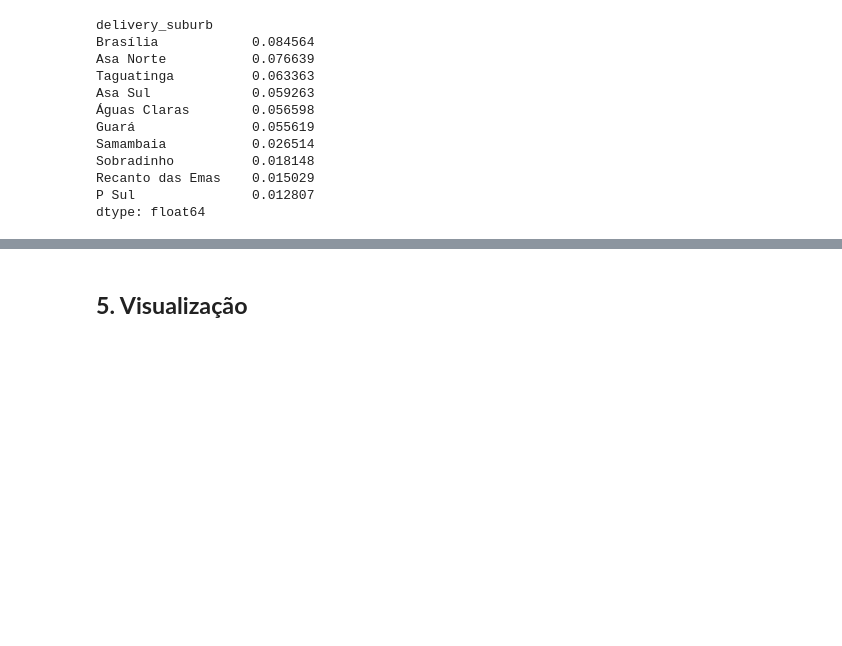
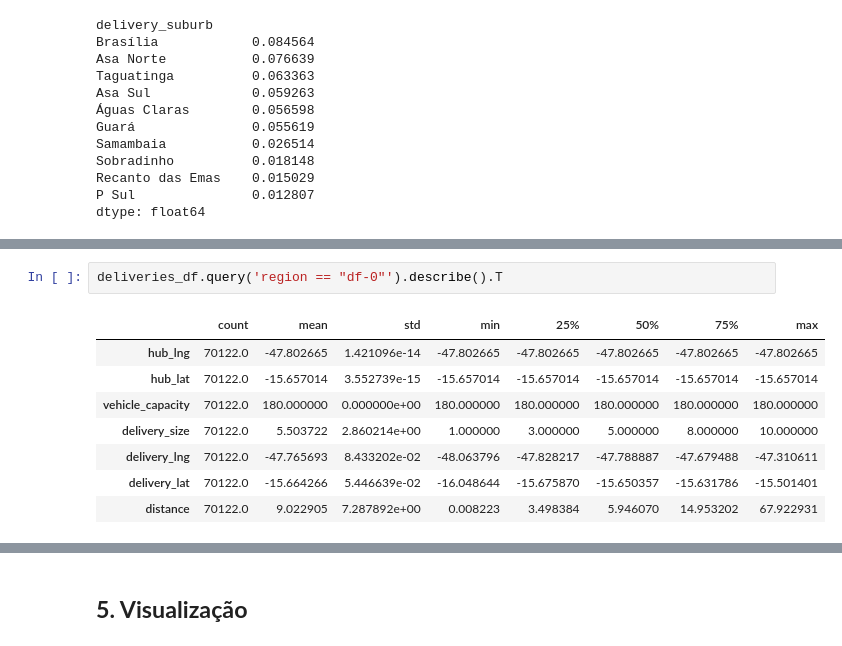
Before and after one commit to anamilanezi/ebac-dados, a Jupyter notebook: projetos/em17-analise-exploratoria-python-II.ipynb, the cells around one changed output, grey strips where cells are left out. Drawn from its saved outputs; the diff is of its cells as text; blank space fills up the shorter version.

```diff
--- a/projetos/em17-analise-exploratoria-python-II.ipynb
+++ b/projetos/em17-analise-exploratoria-python-II.ipynb
@@ -637,0 +699,11 @@ dtype: float64
+# %%
+deliveries_df.query('region == "df-0"').describe().T
+# %% [output]
+|  | count | mean | std | min | 25% | 50% | 75% | max |
+| hub_lng | 70122.0 | -47.802665 | 1.421096e-14 | -47.802665 | -47.802665 | -47.802665 | -47.802665 | -47.802665 |
+| hub_lat | 70122.0 | -15.657014 | 3.552739e-15 | -15.657014 | -15.657014 | -15.657014 | -15.657014 | -15.657014 |
+| vehicle_capacity | 70122.0 | 180.000000 | 0.000000e+00 | 180.000000 | 180.000000 | 180.000000 | 180.000000 | 180.000000 |
+| delivery_size | 70122.0 | 5.503722 | 2.860214e+00 | 1.000000 | 3.000000 | 5.000000 | 8.000000 | 10.000000 |
+| delivery_lng | 70122.0 | -47.765693 | 8.433202e-02 | -48.063796 | -47.828217 | -47.788887 | -47.679488 | -47.310611 |
+| delivery_lat | 70122.0 | -15.664266 | 5.446639e-02 | -16.048644 | -15.675870 | -15.650357 | -15.631786 | -15.501401 |
+| distance | 70122.0 | 9.022905 | 7.287892e+00 | 0.008223 | 3.498384 | 5.946070 | 14.953202 | 67.922931 |
```
Also changed, not shown: parts of 27 cells of this notebook.
